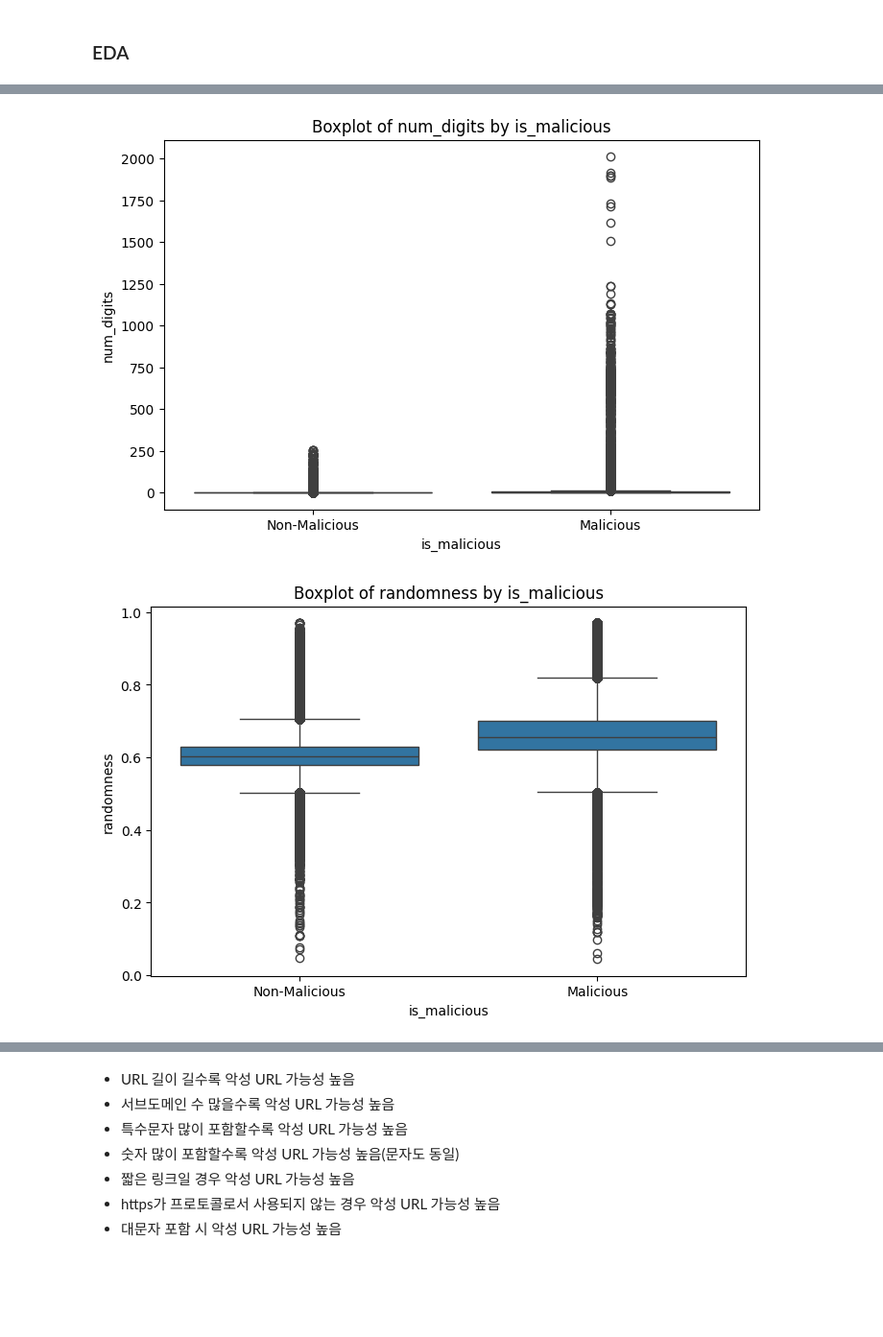
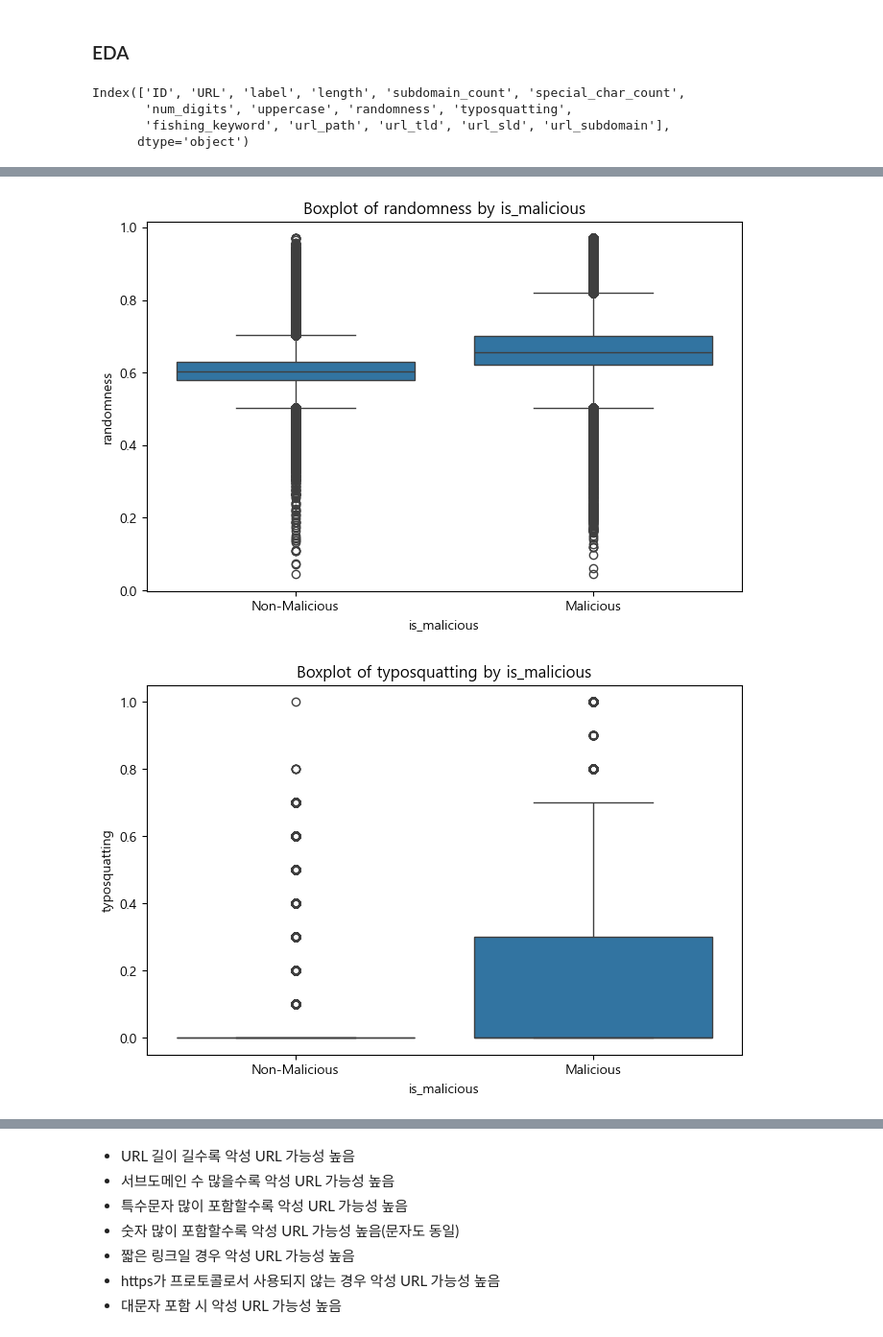
Before and after one commit to koeyhi/malicious_url, a Jupyter notebook: 악성 URL 탐지.ipynb, the cells around one changed output, grey strips where cells are left out. Shown at 96% size. Drawn from its saved outputs; the diff is of its cells as text; code cells hidden in the pictures; blank space fills up the shorter version.

```diff
--- a/악성 URL 탐지.ipynb
+++ b/악성 URL 탐지.ipynb
@@ -17,6 +17,9 @@ from catboost import CatBoostClassifier
 import seaborn as sns
 import matplotlib.pyplot as plt
 
+plt.rcParams['font.family'] ='Malgun Gothic'
+plt.rcParams['axes.unicode_minus'] =False
+
 import warnings
 warnings.filterwarnings(action='ignore')
 # %% [markdown]
@@ -501,8 +461,15 @@ test_df.to_csv('test_features.csv', index=False)
 # %%
 train_df = pd.read_csv('train_features.csv')
 test_df = pd.read_csv('test_features.csv')
+# %%
+train_df.columns
+# %% [output]
+Index(['ID', 'URL', 'label', 'length', 'subdomain_count', 'special_char_count',
+       'num_digits', 'uppercase', 'randomness', 'typosquatting',
+       'fishing_keyword', 'url_path', 'url_tld', 'url_sld', 'url_subdomain'],
+      dtype='object')
 # %%
-variables = ['length', 'subdomain_count', 'special_char_count', 'num_letters', 'num_digits', 'randomness', 'typosquatting']
+variables = ['length', 'subdomain_count', 'special_char_count', 'num_digits', 'randomness', 'typosquatting']
 
 for var in variables:
     plt.figure(figsize=(8, 5))
@@ -520,2 +487,2 @@ for var in variables:
-[figure, old version]
+[figure, new version]
-[figure, old version]
+[figure, new version]
```
Also changed, not shown: parts of 21 cells of this notebook.
